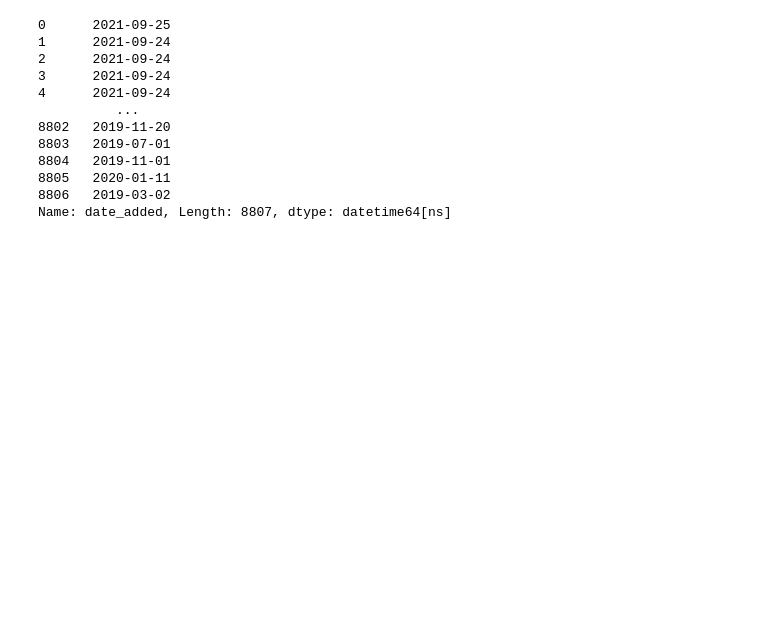
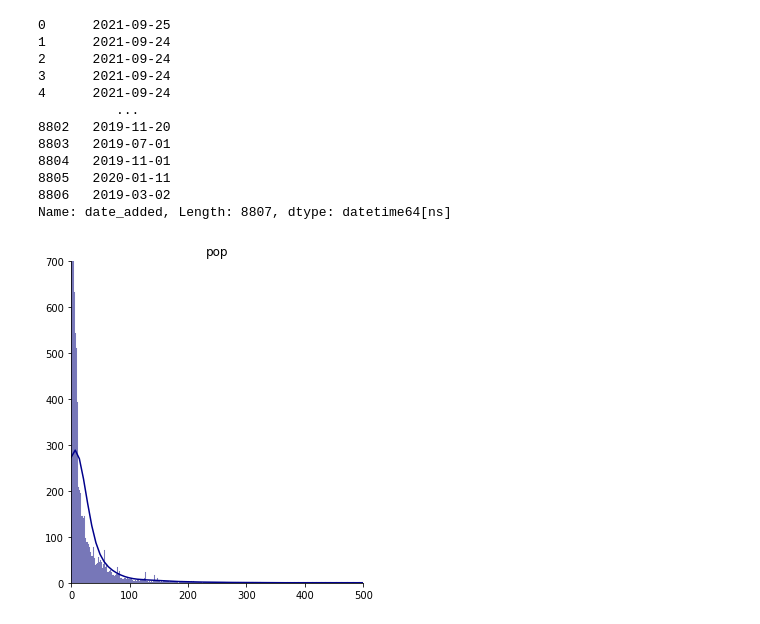
Before and after one commit to wassanchez/DS_Wilson, a Jupyter notebook: Copia_de_cuarta.ipynb, the cells around one changed output. Saved outputs shown, nothing was run; the diff lists cells and outputs as text; code cells hidden in the pictures; blank space fills up the shorter version.

```diff
--- a/Copia_de_cuarta.ipynb
+++ b/Copia_de_cuarta.ipynb
@@ -261,0 +274,11 @@ Name: date_added, Length: 8807, dtype: datetime64[ns]
+# %%
+sns.displot(df['pop'].values, color='darkblue',kde=True)
+# Adicionandole titulos y nombres para que se vea presentable
+plt.title('pop')
+plt.xlabel('')
+plt.ylabel('')
+plt.xlim(0,500)
+plt.ylim(0,700)
+plt.show()
+# %% [output]
+[figure, added]
```
Also changed, not shown: parts of 12 cells of this notebook.
